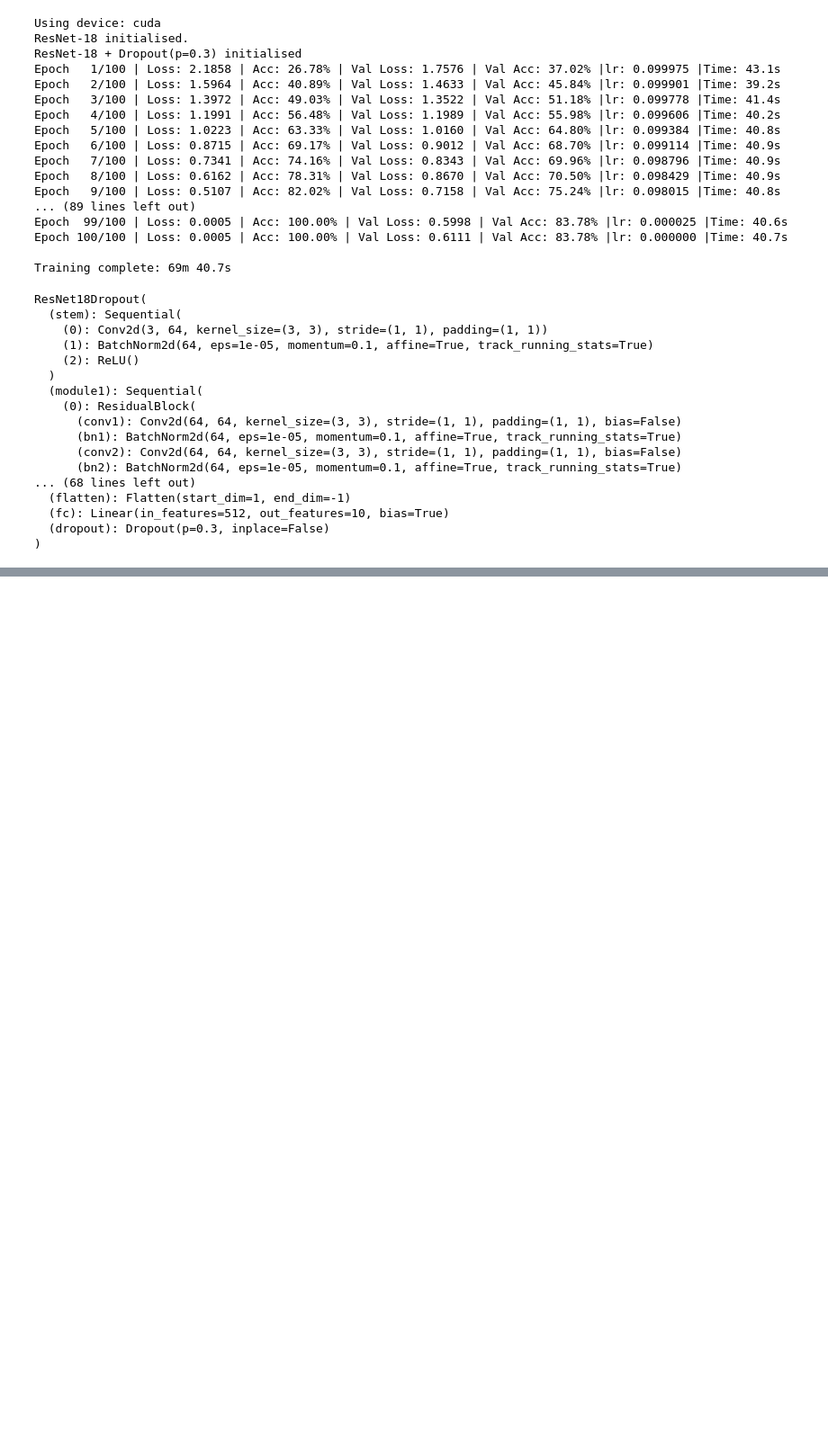
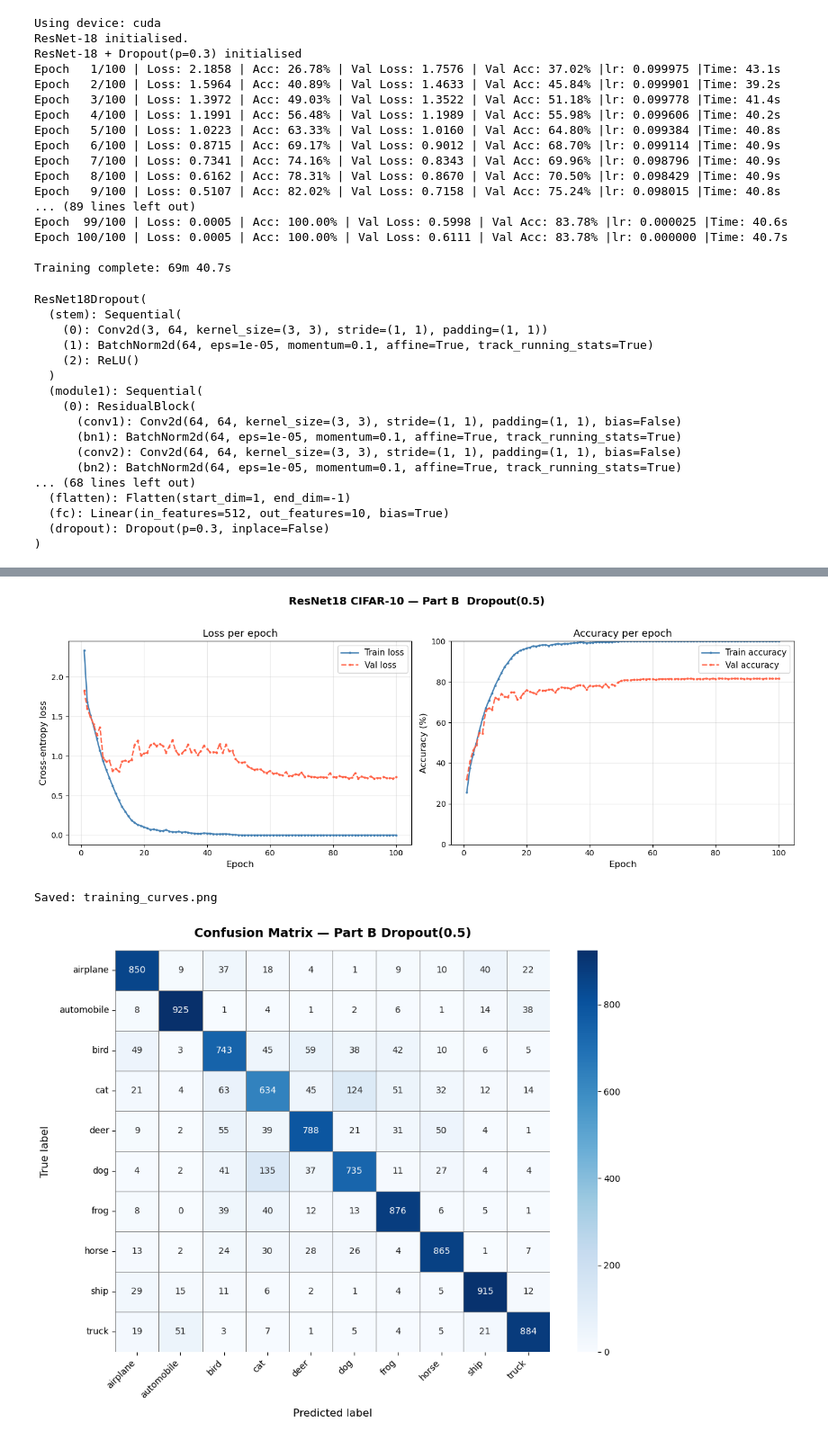
Before and after one commit to runo313/Deep-Learning, a Jupyter notebook: CNNs/ResNet18.ipynb, the cells around one changed output, grey strips where cells are left out. Shown at 90% size. Drawn from its saved outputs; the diff is of its cells as text; code cells hidden in the pictures; blank space fills up the shorter version.

```diff
--- a/CNNs/ResNet18.ipynb
+++ b/CNNs/ResNet18.ipynb
@@ -48,7 +48,7 @@ class ResNet18(nn.Module):
         self.num_classes = num_classes
 
         self.device = torch.device('cuda' if torch.cuda.is_available() else
-                                   'mps' if torch.mps.is_available() else
+                                   'mps' if torch.backends.mps.is_available() else
                                    'cpu')
         print(f'Using device: {self.device}')
 
@@ -574,3 +574,9 @@ ResNet18Dropout(
   (fc): Linear(in_features=512, out_features=10, bias=True)
   (dropout): Dropout(p=0.3, inplace=False)
 )
+# %%
+rn18_d5 = ResNet18Dropout(eta=0.1, n_iter=100, batch_size=128,
+                           random_state=42, dropout_rate=0.5)
+rn18_d5.fit(X_train, y_train, X_val, y_val)
+
+rn18_d5.training_summary()
@@ -576,0 +602,9 @@ ResNet18Dropout(
+# %%
+plot_curves(rn18_d5, title='ResNet18 CIFAR-10 — Part B  Dropout(0.5)')
+
+plot_confusion_matrix(rn18_d5, X_test, y_test,
+                      title='Confusion Matrix — Part B Dropout(0.5)')
+# %% [output]
+[figure, added]
+Saved: training_curves.png
+[figure, added]
```
Also changed, not shown: parts of 4 cells of this notebook.
